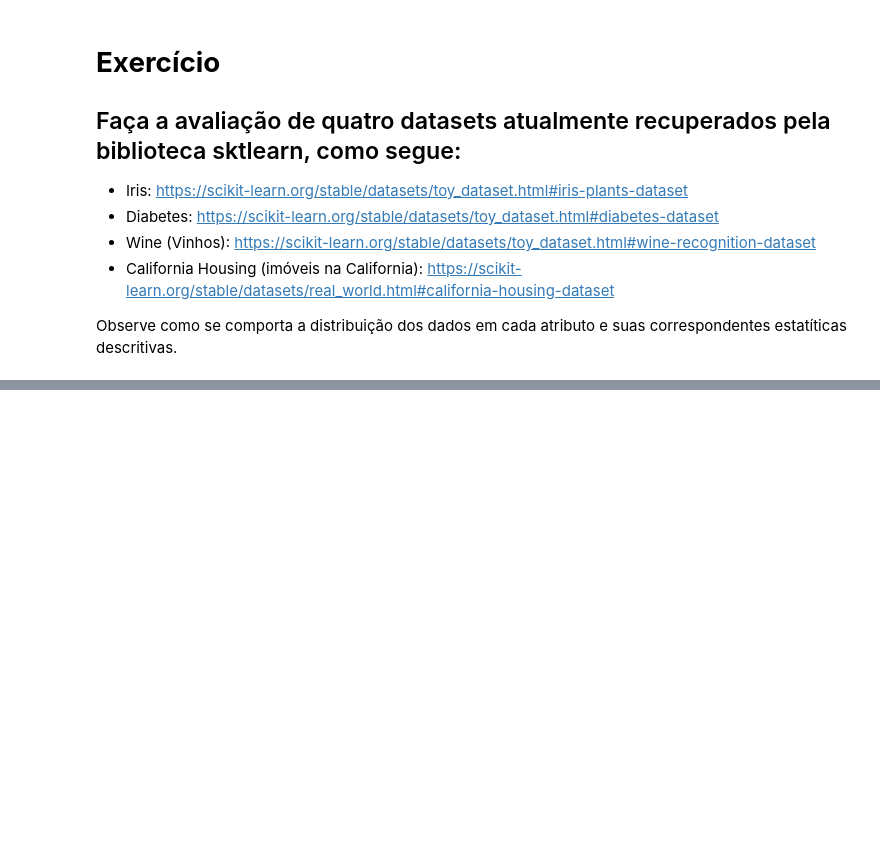
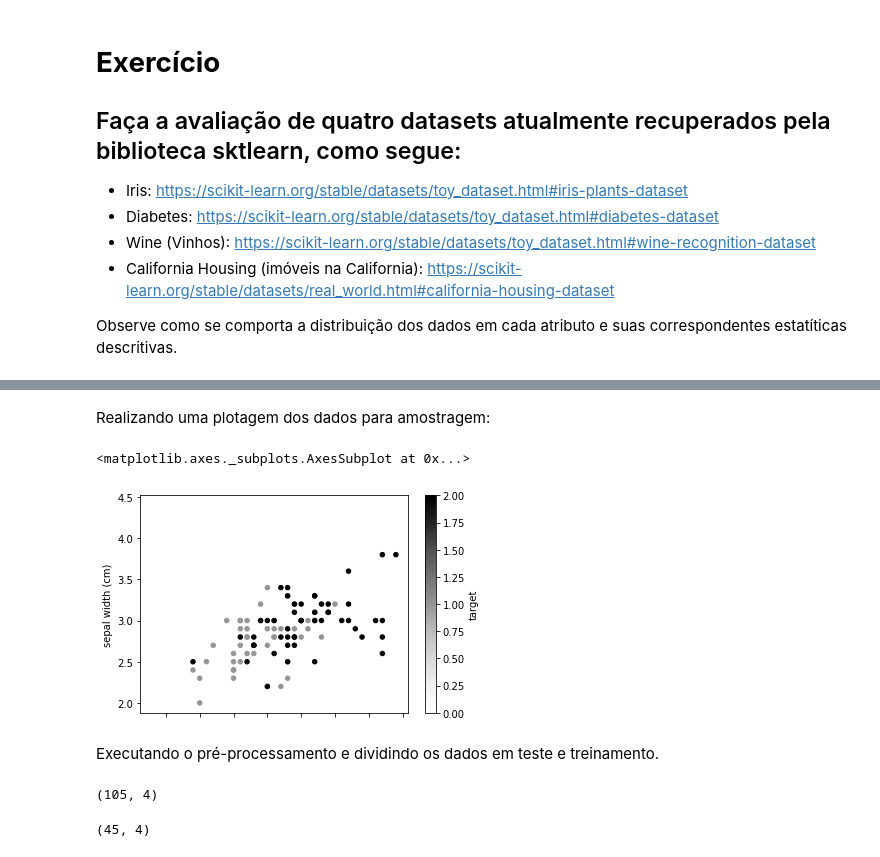
Before and after one commit to felipebmuniz/anlise-de-dados-TRB1, a Jupyter notebook: analise/estatisticaDescritivaCasos.ipynb, the cells around one changed output, grey strips where cells are left out. Drawn from its saved outputs; the diff is of its cells as text; code cells hidden in the pictures; blank space fills up the shorter version.

```diff
--- a/analise/estatisticaDescritivaCasos.ipynb
+++ b/analise/estatisticaDescritivaCasos.ipynb
@@ -633,0 +726,3 @@ dataCalifornia = fetch_california_housing()
+# %%
+iris = load_iris()
+iris.target[[10, 25, 50]]
@@ -633,0 +747,2 @@ dataCalifornia = fetch_california_housing()
+# %%
+iris_df = pd.DataFrame(data=iris.data, columns=iris.feature_names)
@@ -633,0 +767,2 @@ dataCalifornia = fetch_california_housing()
+# %%
+iris_df['target'] = iris.target
@@ -633,0 +780,2 @@ dataCalifornia = fetch_california_housing()
+# %%
+iris_df['target names'] = pd.Categorical.from_codes(iris.target, iris.target_names)
@@ -633,0 +791,2 @@ dataCalifornia = fetch_california_housing()
+# %% [markdown]
+Realizando uma plotagem dos dados para amostragem:
@@ -633,0 +795,7 @@ dataCalifornia = fetch_california_housing()
+# %%
+iris_df.plot.scatter('sepal length (cm)', 'sepal width (cm)', c='target')
+# %% [output]
+<matplotlib.axes._subplots.AxesSubplot at 0x...>
+[figure, added]
+# %% [markdown]
+Executando o pré-processamento e dividindo os dados em teste e treinamento.
@@ -633,0 +807,8 @@ dataCalifornia = fetch_california_housing()
+# %%
+X_train.shape
+# %% [output]
+(105, 4)
+# %%
+X_test.shape
+# %% [output]
+(45, 4)
```
Also changed, not shown: parts of 83 cells of this notebook.
